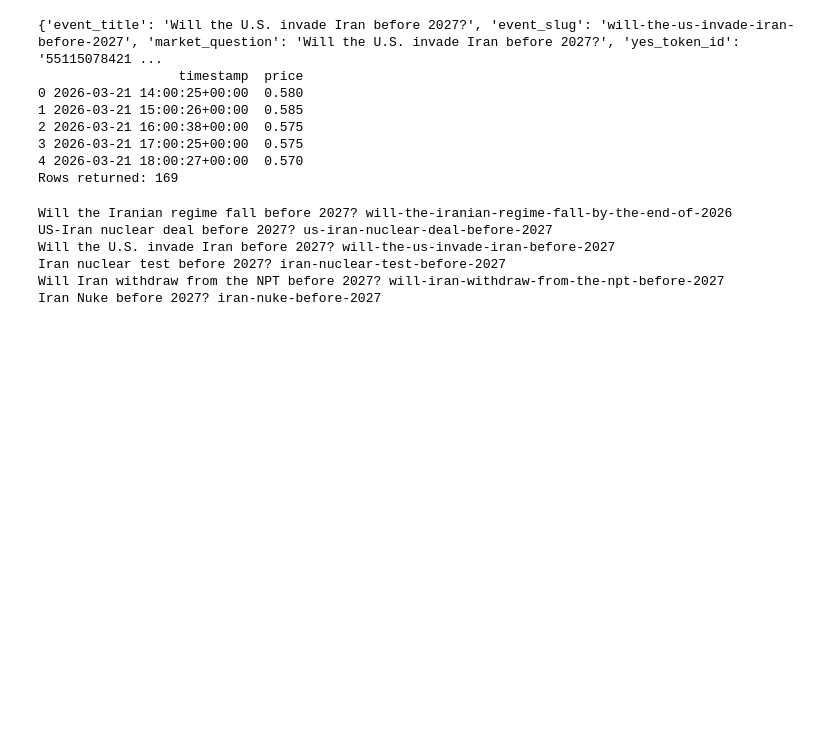
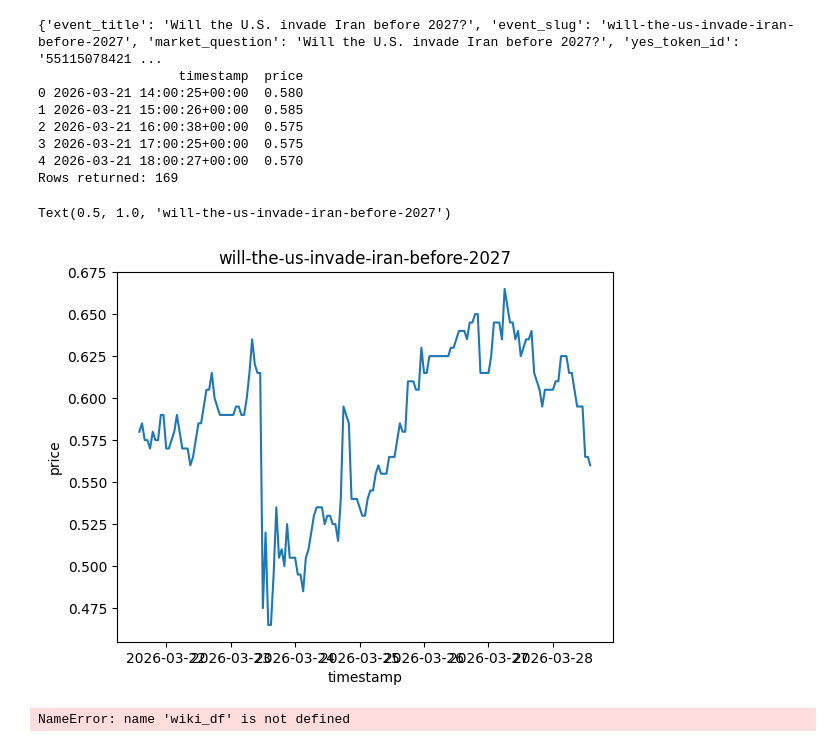
Before and after one commit to tallywiesenberg/thinking-bee, a Jupyter notebook: notebooks/main.ipynb, the cells around one changed output. Drawn from its saved outputs; the diff is of its cells as text; code cells hidden in the pictures; blank space fills up the shorter version.

Commit message:
visualization

```diff
--- a/notebooks/main.ipynb
+++ b/notebooks/main.ipynb
@@ -255,37 +255,16 @@ print(f"Rows returned: {len(df)}")
 3 2026-03-21 17:00:25+00:00  0.575
 4 2026-03-21 18:00:27+00:00  0.570
 Rows returned: 169
-# %%
-import requests
-from datetime import datetime, timedelta, timezone
-
-GAMMA = "https://gamma-api.polymarket.com"
-CLOB = "https://clob.polymarket.com"
-headers = {"User-Agent": "research-script/0.1 (t.j.wies@gmail.com)"}
-
-# Example: fetch active Iran-related events only
-
-resp = requests.get(
-    f"{GAMMA}/events",
-    params={
-        "active": "true",
-        "closed": "false",
-        "limit": 1000,
-    },
-    headers=headers,
-    timeout=20
-)
-resp.raise_for_status()
-events = resp.json()
-
-# Inspect exact titles first and pick one exact event
-for e in events:
-    if "iran" in e.get("title").lower():
-        print(e.get("title"), e.get("slug"))
-# %% [output]
-Will the Iranian regime fall before 2027? will-the-iranian-regime-fall-by-the-end-of-2026
-US-Iran nuclear deal before 2027? us-iran-nuclear-deal-before-2027
-Will the U.S. invade Iran before 2027? will-the-us-invade-iran-before-2027
-Iran nuclear test before 2027? iran-nuclear-test-before-2027
-Will Iran withdraw from the NPT before 2027? will-iran-withdraw-from-the-npt-before-2027
-Iran Nuke before 2027? iran-nuke-before-2027
+# %%
+import seaborn as sns
+import matplotlib.pyplot as plt
+sns.lineplot(x=df['timestamp'], y=df['price'])
+plt.title(slug)
+# %% [output]
+Text(0.5, 1.0, 'will-the-us-invade-iran-before-2027')
+[figure, added]
+# %%
+wiki_df = wiki_df.sort_values("timestamp")
+price_df = price_df.sort_values("timestamp")
+# %% [output]
+NameError: name 'wiki_df' is not defined
```
Also changed, not shown: parts of 2 cells of this notebook.
